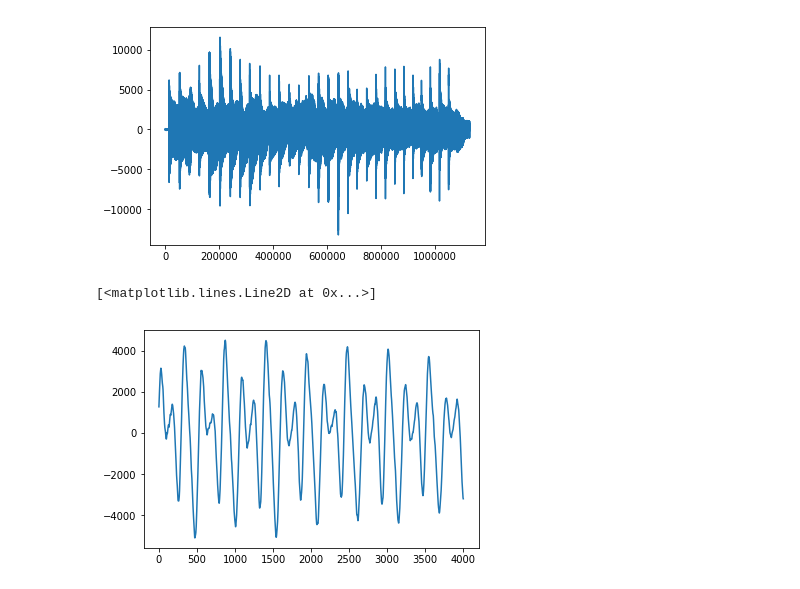
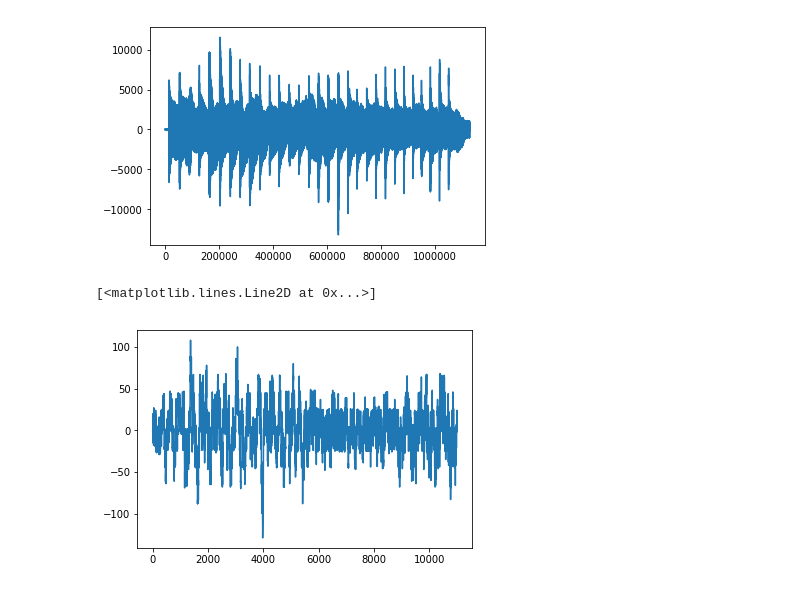
Before and after one commit to tisabe/CP2, a Jupyter notebook: testing_sketch.ipynb, the cells around one changed output. Saved outputs shown, nothing was run; the diff lists cells and outputs as text; code cells hidden in the pictures.

```diff
--- a/testing_sketch.ipynb
+++ b/testing_sketch.ipynb
@@ -11,9 +11,9 @@ print(rate)
 44100
 [figure]
 # %%
-data1 = data[17000:21000]
+data1 = data[0:11000]
 p.plot(data1)
 # %% [output]
 [<matplotlib.lines.Line2D at 0x...>]
-[figure, old version]
+[figure, new version]
 # %%
```
Also changed, not shown: parts of 17 cells of this notebook, 4 other files.
